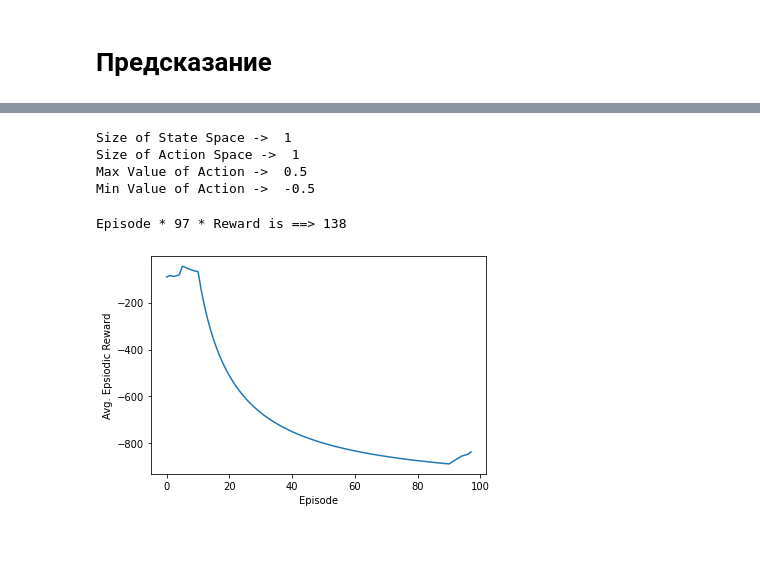
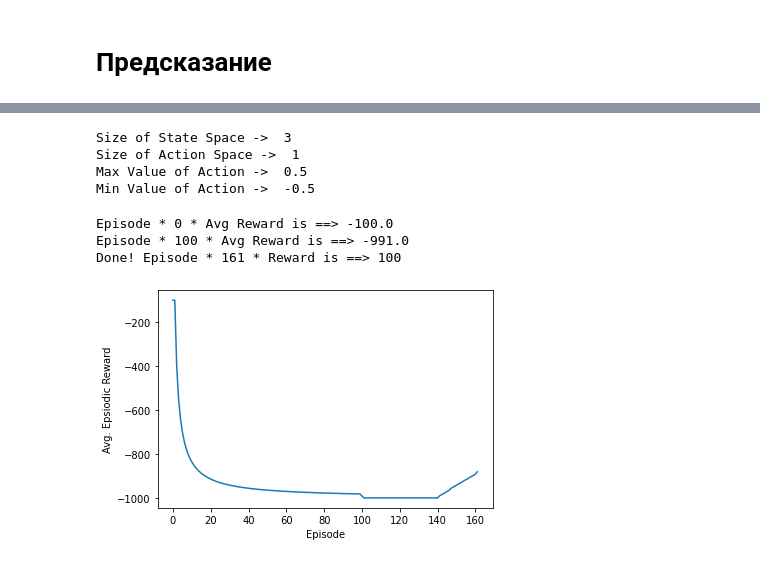
Before and after one commit to udsey/SATO_RL, a Jupyter notebook: DDPG.ipynb, the cells around one changed output, grey strips where cells are left out. Saved outputs shown, nothing was run; the diff lists cells and outputs as text; code cells hidden in the pictures.

```diff
--- a/DDPG.ipynb
+++ b/DDPG.ipynb
@@ -79,7 +98,7 @@ def min_time(s, v, a=0.5):
 class Train:
 
 
-    def __init__(self, time_limit=2000, v_limit=100, s_limit=300, dt=10):
+    def __init__(self, time_limit=2000, v_limit=100, s_limit=300, dt=10, v_delta=1):
         self.time_limit = time_limit # s
         self.v_limit = v_limit # km/h
         self.s_limit = s_limit # km
@@ -91,6 +110,7 @@ class Train:
         self.df_limit = pd.DataFrame({'start': [0],
                                       'stop': [self.s_limit],
                                       'limit': self.v_limit,})
+        self.v_delta = v_delta
 
 # Добавление ограничений скорости на участке
 
@@ -116,8 +136,8 @@ class Train:
         self.t_list = []
         self.a_list = []
         self.reward_list = []
-        #self.state = [self.s*1000, self.v, self.total_time]
-        self.state = self.s*1000
+        self.state = [self.s*1000, self.v, self.total_time]
+        #self.state = self.s*1000
         return self.state
 
 # Возвращает скоростное ограничение на текущем участке
@@ -141,10 +161,10 @@ class Train:
             return 100, True
         if self.total_time > self.time_limit/3600: # Превысил время
             return -100, True
-        if self.v > self.speed_limit(): # Превысил скорость
+        if self.v > self.speed_limit()*self.v_delta: # Превысил скорость
             return -500, True
-        if self.speed_limit()/2 <= self.v <= self.speed_limit():
-            return 1, False
+        #if self.speed_limit()/2 <= self.v <= self.speed_limit():
+        #    return 1, False
         else:
             return 0, False
 
@@ -167,8 +187,8 @@ class Train:
         self.s_list.append(self.s)
         self.a_list.append(self.a)
         self.reward_list.append(self.reward)
-        #self.state = [self.s*1000, self.v, self.total_time]
-        self.state = self.s*1000
+        self.state = [self.s*1000, self.v, self.total_time]
+        #self.state = self.s*1000
         return  self.state, self.reward, self.done
 
 # Справочная информация о движении
@@ -361,6 +381,6 @@ s = 1 #km
 v = 100 #km/h
 t = int(min_time(s, v)*1.1)
 # %%
-train = Train(s_limit=s, time_limit=t, v_limit=v, dt = 1)
+train = Train(s_limit=s, time_limit=t, v_limit=v, dt = 0.1)
 train.reset()
 df_limit_speed = limit_plot(train.df_limit, return_df=True)
@@ -367,7 +389,7 @@ df_limit_speed = limit_plot(train.df_limit, return_df=True)
 # %%
 env = train
 
-num_states = 1
+num_states = 3
 print("Size of State Space ->  {}".format(num_states))
 num_actions = 1
 print("Size of Action Space ->  {}".format(num_actions))
@@ -378,7 +400,7 @@ lower_bound = env.action_space_low
 print("Max Value of Action ->  {}".format(upper_bound))
 print("Min Value of Action ->  {}".format(lower_bound))
 # %% [output]
-Size of State Space ->  1
+Size of State Space ->  3
 Size of Action Space ->  1
 Max Value of Action ->  0.5
 Min Value of Action ->  -0.5
@@ -439,36 +461,38 @@ for ep in range(total_episodes):
         buffer.record((prev_state, action, reward, state))
         episodic_reward += reward
 
         buffer.learn()
         update_target(target_actor.variables, actor_model.variables, tau)
         update_target(target_critic.variables, critic_model.variables, tau)
 
         # End this episode when `done` is True
         if done:
             break
 
         prev_state = state
 
     ep_reward_list.append(episodic_reward)
 
     # Mean of last 40 episodes
     avg_reward = np.mean(ep_reward_list[-100:])
-    if (ep+1) % 100 == 0:
+    if ep % 100 == 0:
         print("Episode * {} * Avg Reward is ==> {}".format(ep, avg_reward))
     avg_reward_list.append(avg_reward)
     if episodic_reward >= ost and np.abs(ost) - np.abs(np.mean(ep_reward_list[-10:])) < delta:
         print("Done! Episode * {} * Reward is ==> {}".format(ep, episodic_reward))
         break
 
 # Plotting graph
 # Episodes versus Avg. Rewards
 plt.plot(avg_reward_list)
 plt.xlabel("Episode")
 plt.ylabel("Avg. Epsiodic Reward")
 plt.show()
 # %% [output]
-Episode * 97 * Reward is ==> 138
+Episode * 0 * Avg Reward is ==> -100.0
+Episode * 100 * Avg Reward is ==> -991.0
+Done! Episode * 161 * Reward is ==> 100
-[figure, old version]
+[figure, new version]
 # %%
 df = train.speed_legend()
 plot_result(df)
```
Also changed, not shown: parts of 9 cells of this notebook.
